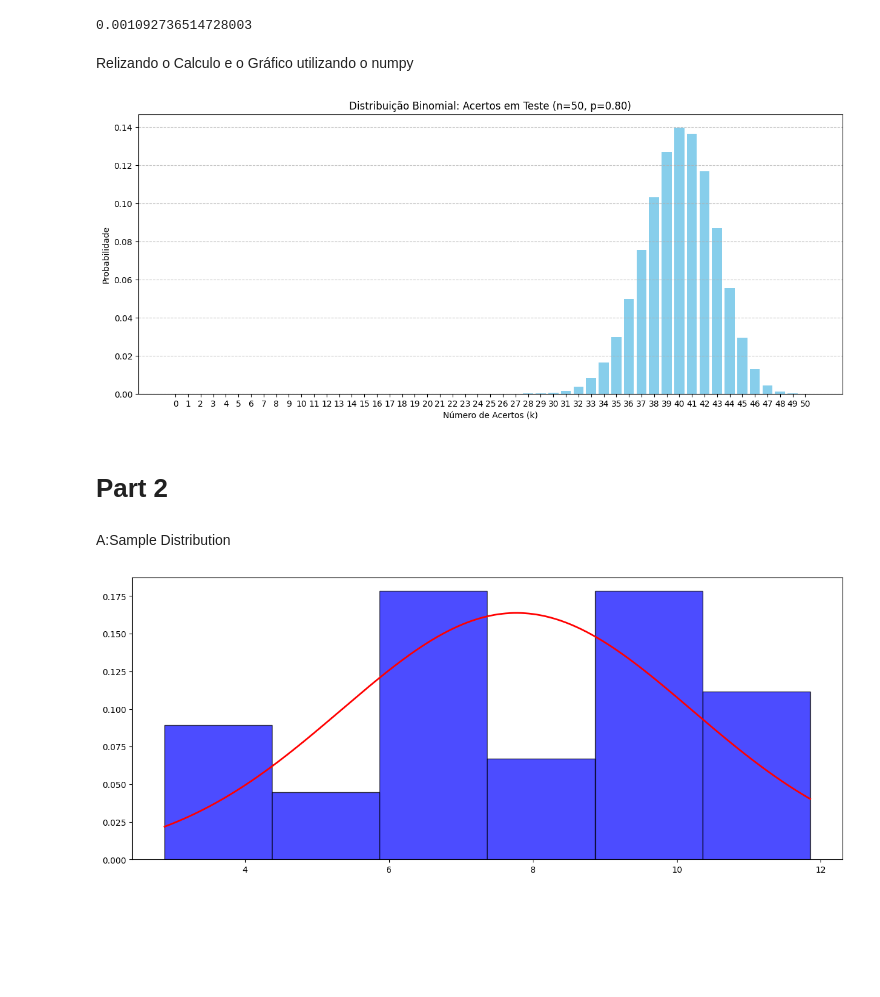
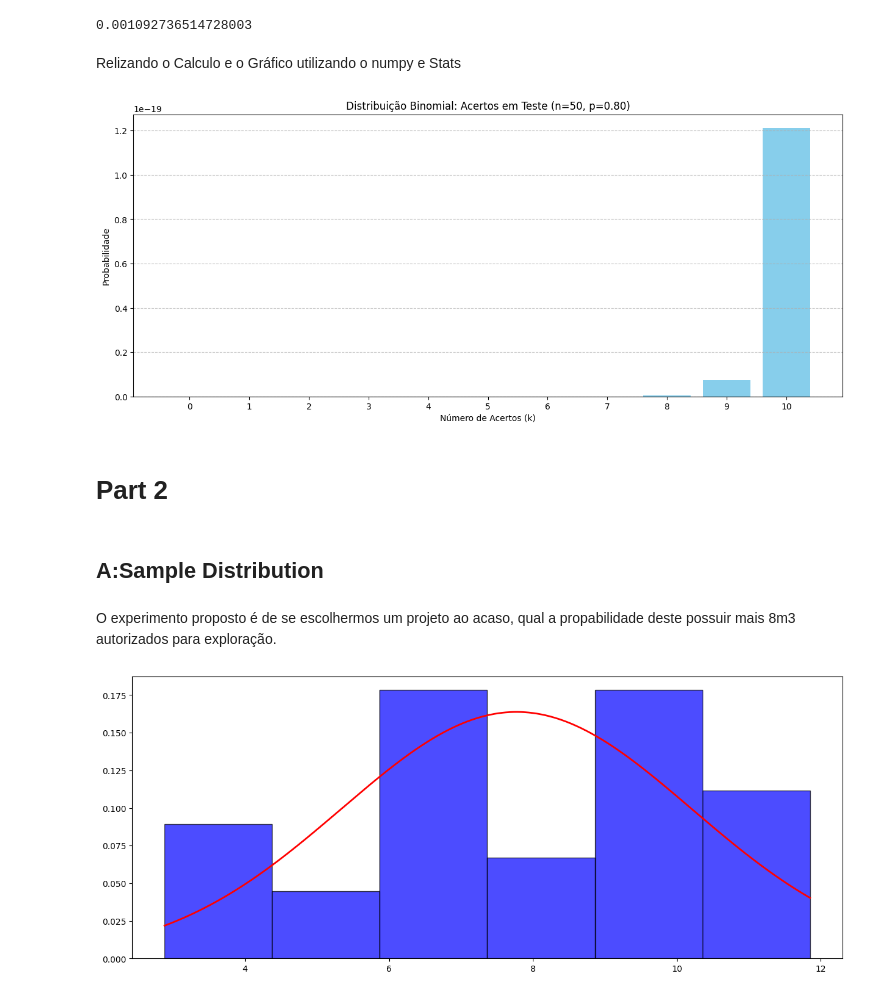
Before and after one commit to dssalim/Topicos_SI_IA, a Jupyter notebook: Atividade_SI_Estatistica_LLMS.ipynb, the cells around one changed output. Cells and saved outputs as stored; diff of their text form; code cells hidden in the pictures; blank space fills up the shorter version.

```diff
--- a/Atividade_SI_Estatistica_LLMS.ipynb
+++ b/Atividade_SI_Estatistica_LLMS.ipynb
@@ -162,30 +193,32 @@ binomial(50,48,0.8)
 # %% [output]
 0.001092736514728003
 # %% [markdown]
-Relizando o Calculo e o Gráfico utilizando o numpy
+Relizando o Calculo e o Gráfico utilizando o numpy e Stats
 # %%
 n = 50
-k = np.arange(0, n+1, 1)
+k = np.arange(0, 11, 1) #10 primeiros
 s = 0.80
 
 
 probabilidades = stats.binom.pmf(k, n, s)
 
 
 plt.figure(figsize=(15, 6))
 plt.bar(k, probabilidades, color='skyblue')
 plt.title('Distribuição Binomial: Acertos em Teste (n=50, p=0.80)')
 plt.xlabel('Número de Acertos (k)')
 plt.ylabel('Probabilidade')
 plt.xticks(k)
 plt.grid(axis='y', linestyle='--', alpha=0.7)
 plt.show()
 # %% [output]
-[figure, old version]
+[figure, new version]
 # %% [markdown]
 # Part 2
 # %% [markdown]
-A:Sample Distribution
+## A:Sample Distribution
+# %% [markdown]
+O experimento proposto é de se escolhermos um projeto ao acaso, qual a propabilidade deste possuir mais 8m3 autorizados para exploração.
 # %%
 artificial_population_ipe_amarelo = np.random.normal(mu_ipe_amarelo, sigma_ipe_amarelo,1000)
 
```
Also changed, not shown: parts of 43 cells of this notebook.
